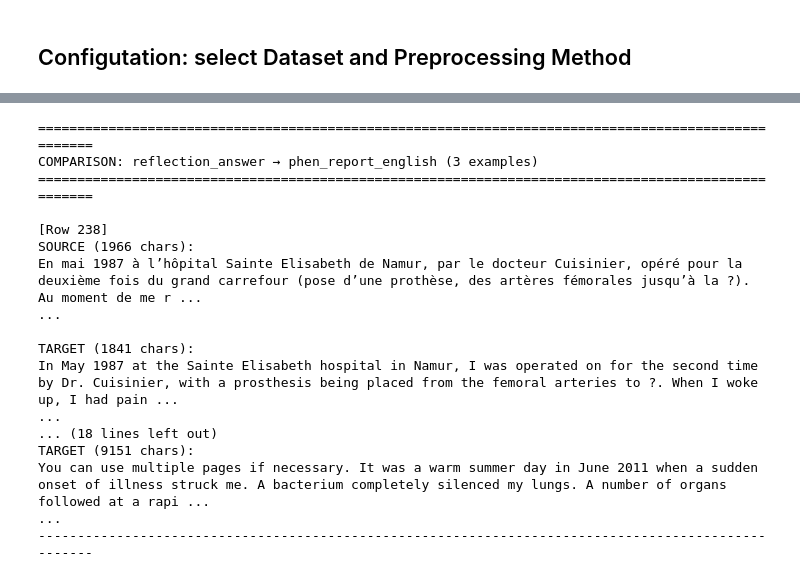
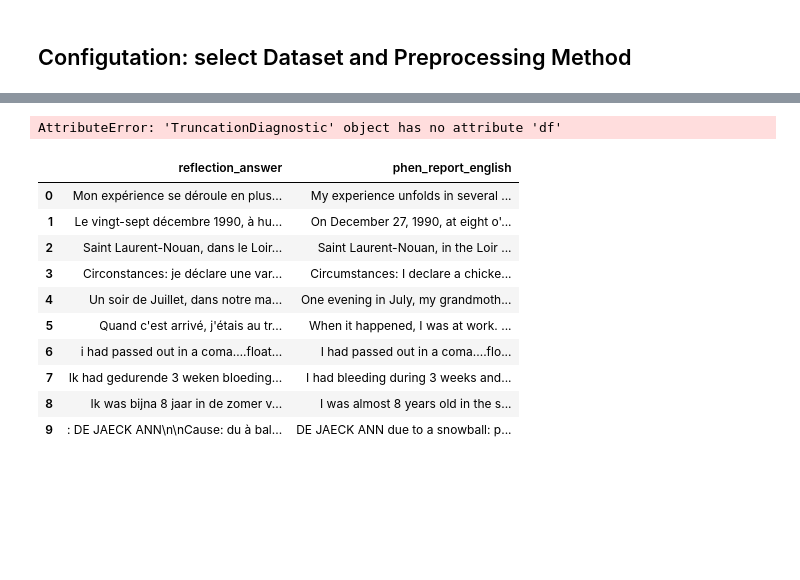
Before and after one commit to romybeaute/MOSAIC, a Jupyter notebook: notebooks/0_Check_data/preprocessing_qualitycheck.ipynb, the cells around one changed output, grey strips where cells are left out. Drawn from its saved outputs; the diff is of its cells as text; code cells hidden in the pictures; blank space fills up the shorter version.

```diff
--- a/notebooks/0_Check_data/preprocessing_qualitycheck.ipynb
+++ b/notebooks/0_Check_data/preprocessing_qualitycheck.ipynb
@@ -153,4 +136,7 @@ Columns: ['Unnamed: 0', 'reflection_answer', 'Language', 'phen_report_english']
 # %%
+pd.set_option('display.max_colwidth', None)  # No truncation
+pd.set_option('display.width', None)
+
 #visual comaparison of translation vs original
 compare_source_and_translated(
     diagnostic.df,
@@ -160,20 +146,18 @@ compare_source_and_translated(
     anonymise=False  # Set to True to mask names/PII in output
 )
 # %% [output]
-====================================================================================================
-COMPARISON: reflection_answer → phen_report_english (3 examples)
-====================================================================================================
-
-[Row 238]
-SOURCE (1966 chars):
-En mai 1987 à l’hôpital Sainte Elisabeth de Namur, par le docteur Cuisinier, opéré pour la deuxième fois du grand carrefour (pose d’une prothèse, des artères fémorales jusqu’à la ?). Au moment de me r ...
-...
-
-TARGET (1841 chars):
-In May 1987 at the Sainte Elisabeth hospital in Namur, I was operated on for the second time by Dr. Cuisinier, with a prosthesis being placed from the femoral arteries to ?. When I woke up, I had pain ...
-...
-... (18 lines left out)
-TARGET (9151 chars):
-You can use multiple pages if necessary. It was a warm summer day in June 2011 when a sudden onset of illness struck me. A bacterium completely silenced my lungs. A number of organs followed at a rapi ...
-...
-----------------------------------------------------------------------------------------------------
+AttributeError: 'TruncationDiagnostic' object has no attribute 'df'
+# %%
+diagnostic.df[[SOURCE_COL, TARGET_COL]].head(10)
+# %% [output]
+|  | reflection_answer | phen_report_english |
+| 0 | Mon expérience se déroule en plus... | My experience unfolds in several ... |
+| 1 | Le vingt-sept décembre 1990, à hu... | On December 27, 1990, at eight o'... |
+| 2 | Saint Laurent-Nouan, dans le Loir... | Saint Laurent-Nouan, in the Loir ... |
+| 3 | Circonstances: je déclare une var... | Circumstances: I declare a chicke... |
+| 4 | Un soir de Juillet, dans notre ma... | One evening in July, my grandmoth... |
+| 5 | Quand c'est arrivé, j'étais au tr... | When it happened, I was at work. ... |
+| 6 | i had passed out in a coma….float... | I had passed out in a coma....flo... |
+| 7 | Ik had gedurende 3 weken bloeding... | I had bleeding during 3 weeks and... |
+| 8 | Ik was bijna 8 jaar in de zomer v... | I was almost 8 years old in the s... |
+| 9 | : DE JAECK ANN\n\nCause: du à bal... | DE JAECK ANN due to a snowball: p... |
```
Also changed, not shown: parts of 4 cells of this notebook, 1 other file.
